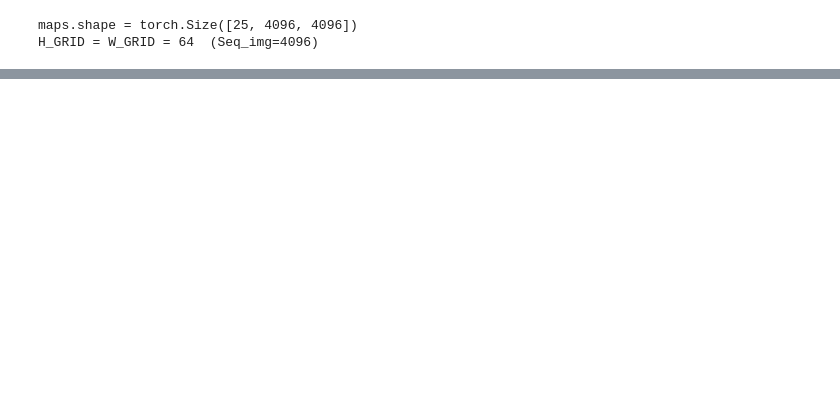
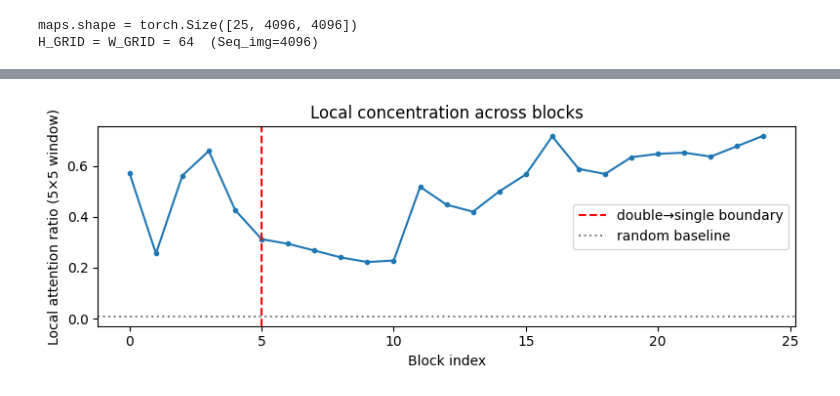
Before and after one commit to yyyyy7105/diffusers_csc2210, a Jupyter notebook: 2210/vis_attn_img.ipynb, the cells around one changed output, grey strips where cells are left out. Saved outputs shown, nothing was run; the diff lists cells and outputs as text; code cells hidden in the pictures; blank space fills up the shorter version.

```diff
--- a/2210/vis_attn_img.ipynb
+++ b/2210/vis_attn_img.ipynb
@@ -38,0 +101,50 @@ plt.show()
+# %%
+def local_concentration(attn_2d, H, W, window=5):
+    """
+    Fraction of each query token's attention that falls within a window×window neighborhood.
+    Returns the mean across all tokens.
+    """
+    half = window // 2
+    scores = []
+    for r in range(H):
+        for c in range(W):
+            q_idx = r * W + c
+            row_attn = attn_2d[q_idx]  # softmax-normalized, sums to 1
+            r_min, r_max = max(0, r - half), min(H, r + half + 1)
+            c_min, c_max = max(0, c - half), min(W, c + half + 1)
+            neighbor_idxs = [
+                rr * W + cc
+                for rr in range(r_min, r_max)
+                for cc in range(c_min, c_max)
+            ]
+            scores.append(row_attn[neighbor_idxs].sum().item())
+    return np.mean(scores)
+
+def attention_entropy(attn_2d):
+    """
+    Shannon entropy per row; lower = more concentrated, higher = more diffuse.
+    """
+    p = attn_2d.float().clamp(min=1e-9)
+    h = -(p * p.log()).sum(dim=-1)  # (N,)
+    return h.mean().item()
+
+concentration = []
+entropy = []
+
+for b in range(maps.shape[0]):
+    concentration.append(local_concentration(maps[b], H_GRID, W_GRID, window=16))
+    entropy.append(attention_entropy(maps[b]))
+
+# ── Plot 1: local concentration ──────────────────────────
+plt.figure(figsize=(8, 3))
+plt.plot(concentration, marker="o", ms=3)
+plt.axvline(5, color="r", linestyle="--", label="double→single boundary")
+plt.axhline(25 / Seq_img, color="gray", linestyle=":", label="random baseline")
+plt.xlabel("Block index")
+plt.ylabel("Local attention ratio (5×5 window)")
+plt.title("Local concentration across blocks")
+plt.legend()
+plt.tight_layout()
+plt.show()
+# %% [output]
+[figure, added]
```
Also changed, not shown: parts of 7 cells of this notebook, 6 other files.
